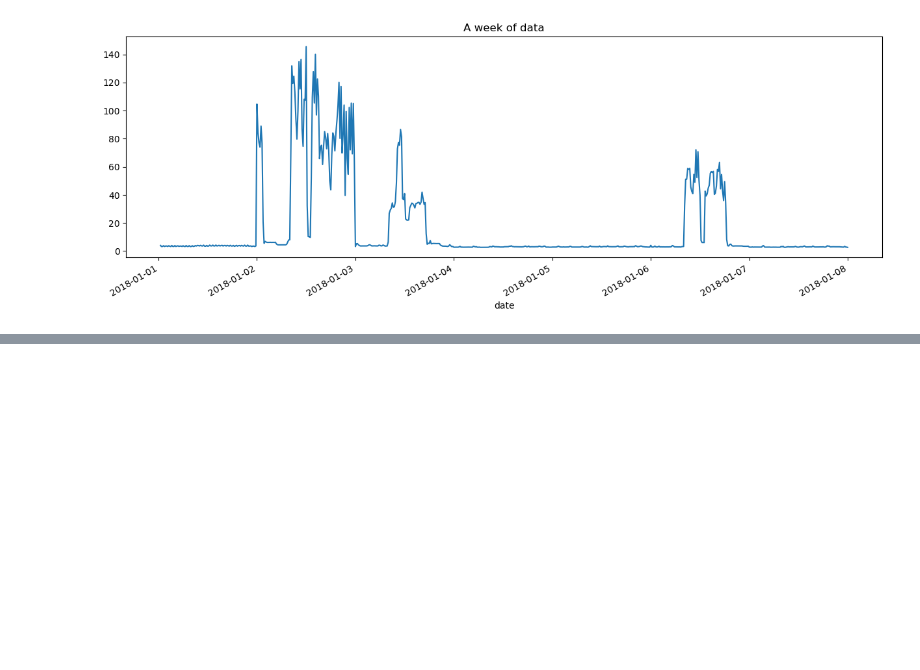
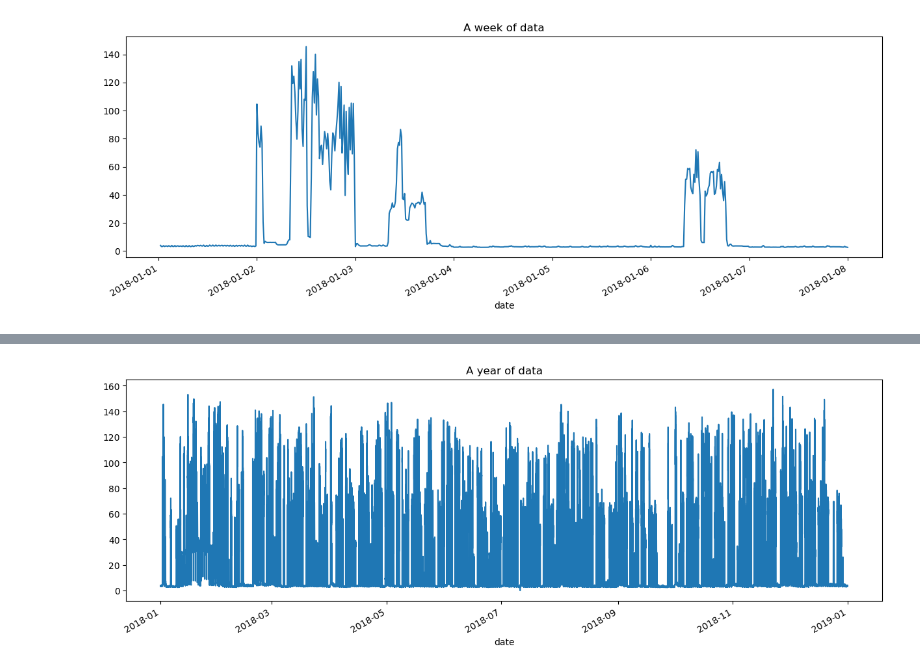
Before and after one commit to wyx-smrf/Windows-Misc, a Jupyter notebook: Steel Industry/processing.ipynb, the cells around one changed output, grey strips where cells are left out. Drawn from its saved outputs; the diff is of its cells as text; code cells hidden in the pictures; blank space fills up the shorter version.

```diff
--- a/Steel Industry/processing.ipynb
+++ b/Steel Industry/processing.ipynb
@@ -105,0 +112,11 @@ plot_one_week_ts(**params)
+# %%
+oy_params = {'dataframe': df,
+          'figsize': (15,5),
+          'y_colname': 'Usage_kWh',
+          'starting_datetime': '2018-01-01 00:15:00',
+          'ending_datetime': '2019-01-01 00:15:00',
+          'title': 'A year of data'}
+
+plot_one_week_ts(**oy_params)
+# %% [output]
+[figure, added]
```
Also changed, not shown: parts of 11 cells of this notebook, 3 other files.
